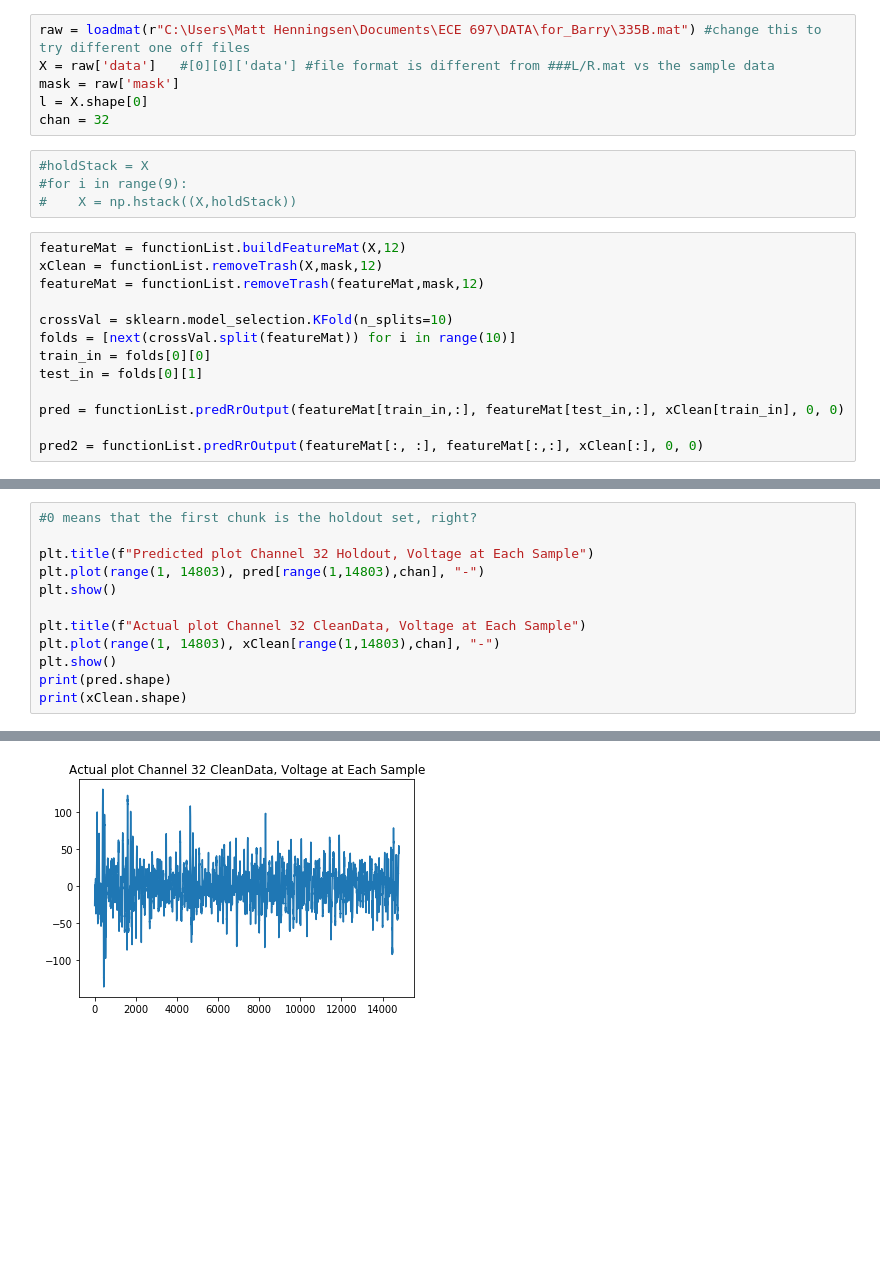
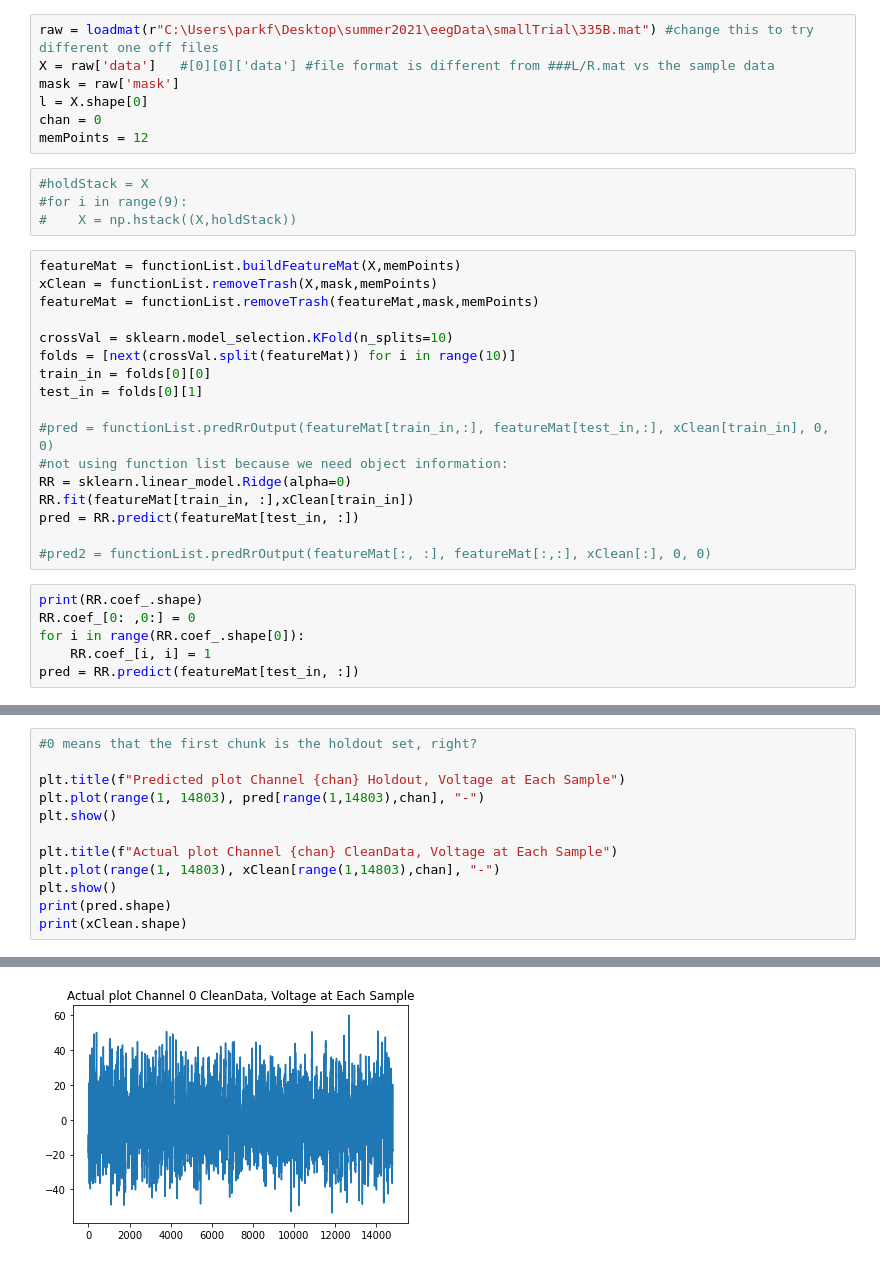
Before and after one commit to parkerPDF/ece697, a Jupyter notebook: PlottingData.ipynb, the cells around one changed output, grey strips where cells are left out. Saved outputs shown, nothing was run; the diff lists cells and outputs as text; blank space fills up the shorter version.

Commit message:
files for removing a channel and general changes to plotting data

```diff
--- a/PlottingData.ipynb
+++ b/PlottingData.ipynb
@@ -9,25 +9,36 @@ import pandas as pd
 import torch
 from matplotlib import pyplot as plt
 # %%
-raw = loadmat(r"C:\Users\Matt Henningsen\Documents\ECE 697\DATA\for_Barry\335B.mat") #change this to try different one off files
+raw = loadmat(r"C:\Users\parkf\Desktop\summer2021\eegData\smallTrial\335B.mat") #change this to try different one off files
 X = raw['data']   #[0][0]['data'] #file format is different from ###L/R.mat vs the sample data
 mask = raw['mask']
 l = X.shape[0]
-chan = 32
+chan = 0
+memPoints = 12
 # %%
 #holdStack = X
 #for i in range(9):
 #    X = np.hstack((X,holdStack))
 # %%
-featureMat = functionList.buildFeatureMat(X,12)
-xClean = functionList.removeTrash(X,mask,12)
-featureMat = functionList.removeTrash(featureMat,mask,12)
+featureMat = functionList.buildFeatureMat(X,memPoints)
+xClean = functionList.removeTrash(X,mask,memPoints)
+featureMat = functionList.removeTrash(featureMat,mask,memPoints)
 
 crossVal = sklearn.model_selection.KFold(n_splits=10)
 folds = [next(crossVal.split(featureMat)) for i in range(10)]
 train_in = folds[0][0]
 test_in = folds[0][1]
 
-pred = functionList.predRrOutput(featureMat[train_in,:], featureMat[test_in,:], xClean[train_in], 0, 0)
+#pred = functionList.predRrOutput(featureMat[train_in,:], featureMat[test_in,:], xClean[train_in], 0, 0)
+#not using function list because we need object information:
+RR = sklearn.linear_model.Ridge(alpha=0)
+RR.fit(featureMat[train_in, :],xClean[train_in])
+pred = RR.predict(featureMat[test_in, :])
 
-pred2 = functionList.predRrOutput(featureMat[:, :], featureMat[:,:], xClean[:], 0, 0)
+#pred2 = functionList.predRrOutput(featureMat[:, :], featureMat[:,:], xClean[:], 0, 0)
+# %%
+print(RR.coef_.shape)
+RR.coef_[0: ,0:] = 0
+for i in range(RR.coef_.shape[0]):
+    RR.coef_[i, i] = 1
+pred = RR.predict(featureMat[test_in, :])
@@ -44,11 +76,11 @@ print(xClean.shape)
 # %%
 #0 means that the first chunk is the holdout set, right?
 
-plt.title(f"Predicted plot Channel 32 Holdout, Voltage at Each Sample")
+plt.title(f"Predicted plot Channel {chan} Holdout, Voltage at Each Sample")
 plt.plot(range(1, 14803), pred[range(1,14803),chan], "-")
 plt.show()
 
-plt.title(f"Actual plot Channel 32 CleanData, Voltage at Each Sample")
+plt.title(f"Actual plot Channel {chan} CleanData, Voltage at Each Sample")
 plt.plot(range(1, 14803), xClean[range(1,14803),chan], "-")
 plt.show()
 print(pred.shape)
@@ -58,4 +90,4 @@ print(xClean.shape)
-[figure, old version]
+[figure, new version]
 (14803, 72)
 (148029, 72)
 # %%
```
Also changed, not shown: parts of 11 cells of this notebook, 5 other files.
